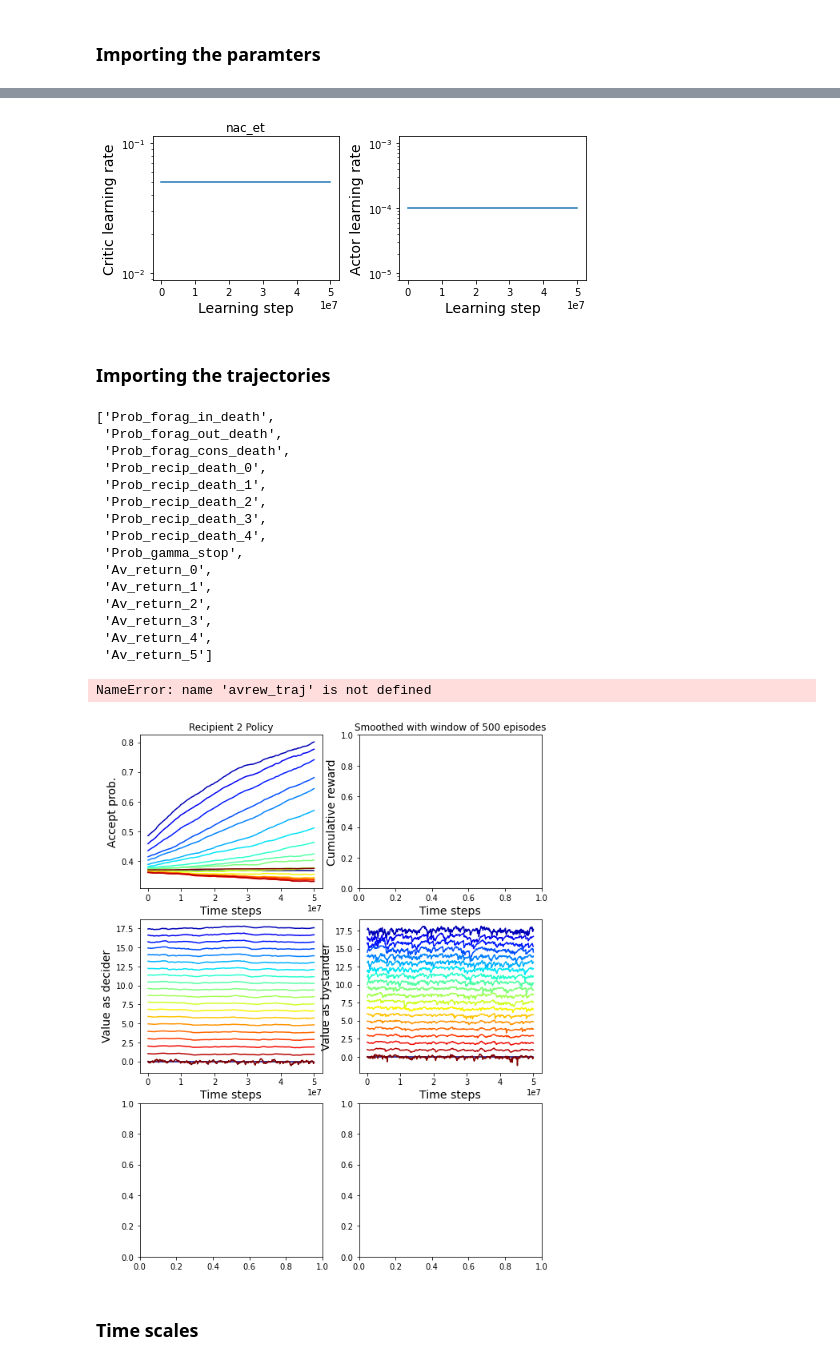
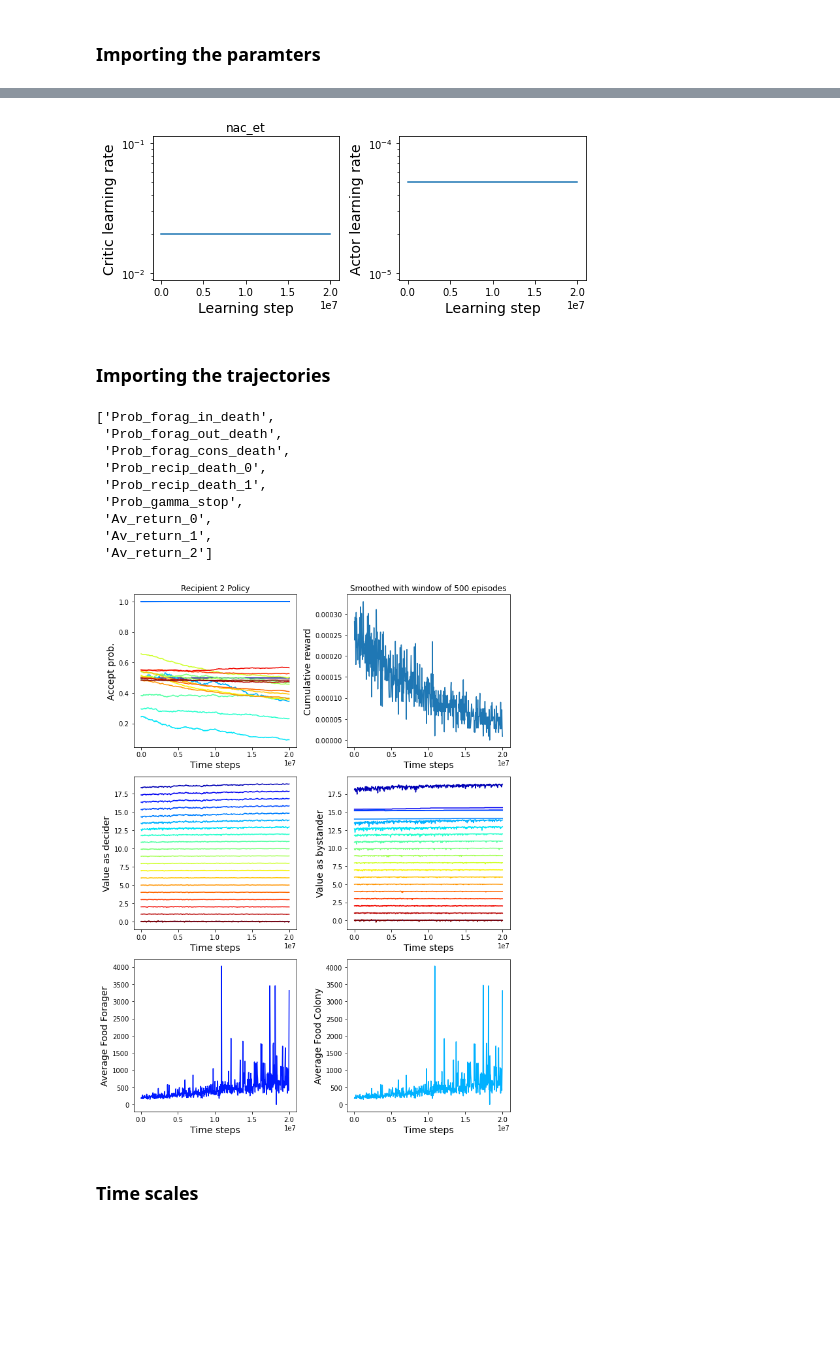
Before and after one commit to amazzoli/Ant_trophallaxis, a Jupyter notebook: analyze_training.ipynb, the cells around one changed output, grey strips where cells are left out. Cells and saved outputs as stored; diff of their text form; code cells hidden in the pictures; blank space fills up the shorter version.

```diff
--- a/analyze_training.ipynb
+++ b/analyze_training.ipynb
@@ -6,7 +6,7 @@ import utils as ut
 import os
 
 system_name = 'ant_cons2'
-run_name = 'FIXED_SMALLCONSUME_6p_NOCONSUME'
+run_name = 'NOCONSUME_3p_gamma1_RAND'
 data_dir = 'data/' + system_name + '/' + run_name + '/'
 # %% [markdown]
 ### Importing the paramters
@@ -48,7 +48,7 @@ ax1.set_title(alg_params['alg_type'])
 plt.tight_layout()
 plt.savefig(plot_dir+'/learning_rates.png', dpi=200)
 # %% [output]
-[figure, old version]
+[figure, new version]
 # %% [markdown]
 ### Importing the trajectories
 # %%
@@ -64,14 +64,8 @@ head
  'Prob_forag_cons_death',
  'Prob_recip_death_0',
  'Prob_recip_death_1',
- 'Prob_recip_death_2',
- 'Prob_recip_death_3',
- 'Prob_recip_death_4',
  'Prob_gamma_stop',
  'Av_return_0',
  'Av_return_1',
- 'Av_return_2',
- 'Av_return_3',
- 'Av_return_4',
- 'Av_return_5']
+ 'Av_return_2']
 # %%
@@ -103,36 +98,36 @@ for k in range(0,int(env_params['max_k'])+1):
 ax3.set_xlabel('Time steps', fontsize=14)
 ax3.set_ylabel('Value as bystander', fontsize=14)
 for k in range(0,int(env_params['max_k'])+1):
     ax3.plot(xs, np.array(v_traj)[:,player,k+int(env_params['max_k'])+1], c=colors[k])
 
 ax4.set_xlabel('Time steps', fontsize=14)
 ax4.set_ylabel('Cumulative reward', fontsize=14)
 wind_size=500
 times, new_traj = ut.smooth_traj(np.array(info_traj, dtype=float)[:,player+int(env_params['n_recipients'])+3], wind_size)
 ax4.set_title('Smoothed with window of {} episodes'.format(wind_size))
-ax4.plot(xs[1:], np.array(avrew_traj, dtype=float)[:,player])
+ax4.plot(xs[1:], np.array(info_traj, dtype=float)[1:,-int(env_params['n_recipients']) + player])
+#ax4.plot(xs[1:], np.mean(np.array(info_traj, dtype=float)[1:,-int(env_params['n_recipients'])+1:-1], axis=1))
 
 
 ax5.set_xlabel('Time steps', fontsize=14)
 ax5.set_ylabel('Average Food Forager', fontsize=14)
 wind_size=500
 #times, new_traj = ut.smooth_traj(np.array(info_traj, dtype=float)[:,player+int(env_params['n_recipients'])+4], wind_size)
 #ax4.set_title('Smoothed with window of {} episodes'.format(wind_size))
 ax5.plot(xs[1:], np.array(info_traj,dtype=float)[1:,-1], c=colors[3])
 
 ax6.set_xlabel('Time steps', fontsize=14)
 ax6.set_ylabel('Average Food Colony', fontsize=14)
 wind_size=500
 #times, new_traj = ut.smooth_traj(np.array(info_traj, dtype=float)[:,player+int(env_params['n_recipients'])+4], wind_size)
 #ax4.set_title('Smoothed with window of {} episodes'.format(wind_size))
 ax6.plot(xs[1:], np.array(info_traj,dtype=float)[1:,-2], c=colors[6])
 
 
 plt.tight_layout()
 plt.savefig('plots/'+system_name+'/'+run_name+'/learning_'+str(player)+'.png', dpi=200)
 # %% [output]
-NameError: name 'avrew_traj' is not defined
-[figure, old version]
+[figure, new version]
 # %% [markdown]
 ### Time scales
 # %%
```
Also changed, not shown: parts of 4 cells of this notebook, 2 other files.
